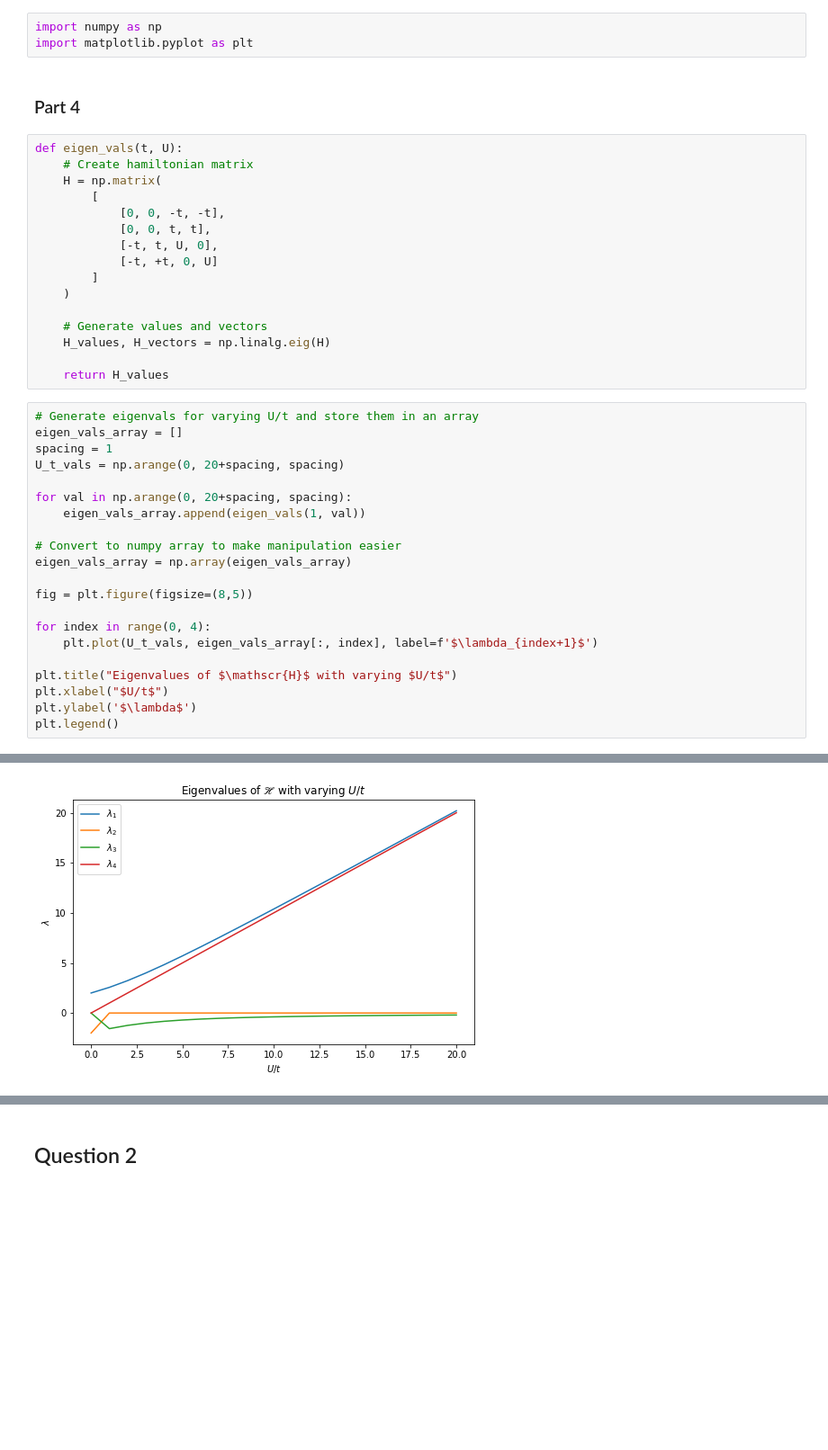
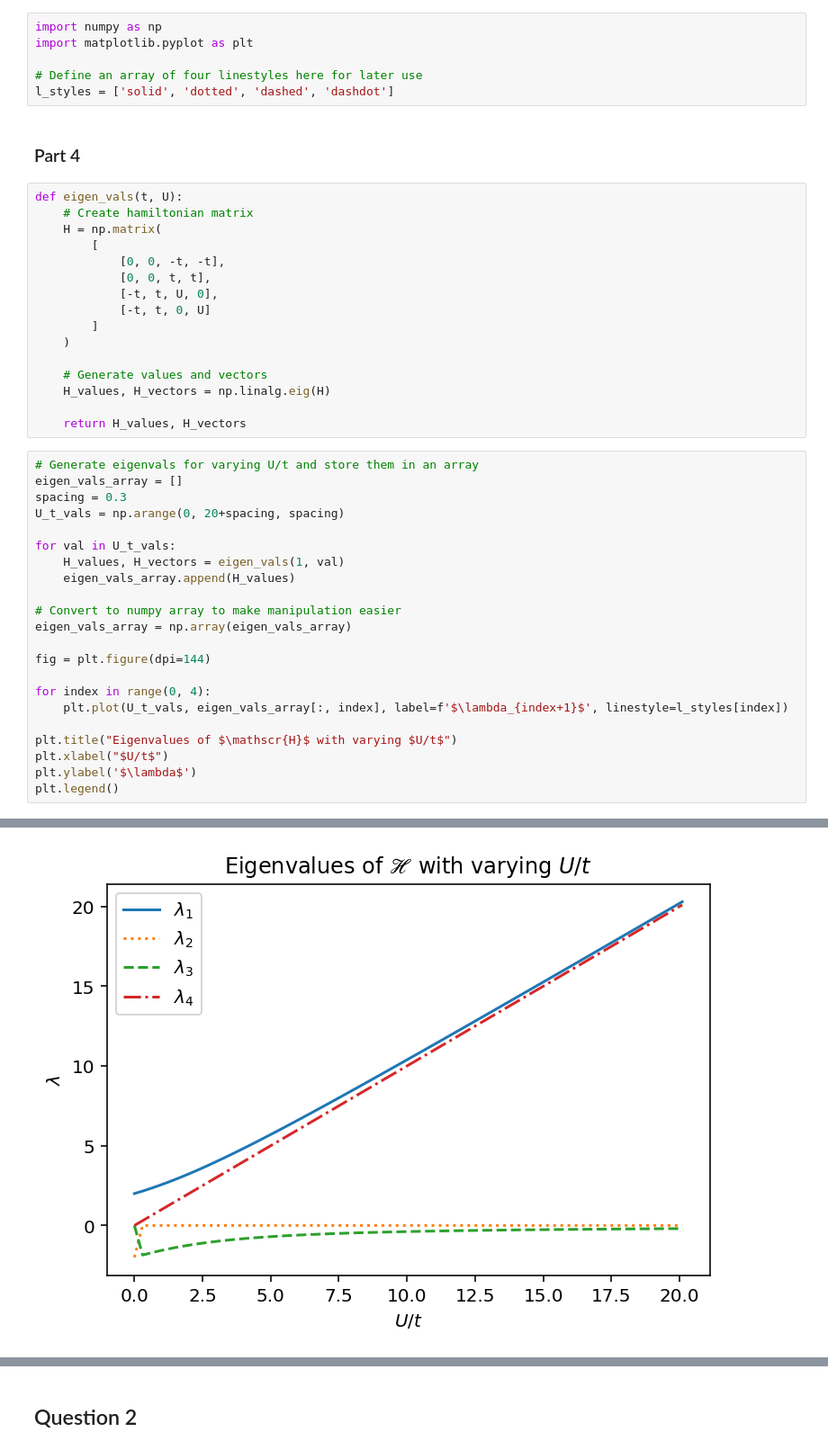
Before and after one commit to joshedmundson/PH4044-Tutorial-2, a Jupyter notebook: PH4044 Tutorial 2 Code.ipynb, the cells around one changed output, grey strips where cells are left out. Shown at 90% size. Cells and saved outputs as stored; diff of their text form; blank space fills up the shorter version.

```diff
--- a/PH4044 Tutorial 2 Code.ipynb
+++ b/PH4044 Tutorial 2 Code.ipynb
@@ -3,6 +3,9 @@
 # %%
 import numpy as np
 import matplotlib.pyplot as plt
+
+# Define an array of four linestyles here for later use
+l_styles = ['solid', 'dotted', 'dashed', 'dashdot']
 # %% [markdown]
 ### Part 4
 # %%
@@ -13,35 +16,36 @@ def eigen_vals(t, U):
             [0, 0, -t, -t],
             [0, 0, t, t],
             [-t, t, U, 0],
-            [-t, +t, 0, U]
+            [-t, t, 0, U]
         ]
     )
 
     # Generate values and vectors
     H_values, H_vectors = np.linalg.eig(H)
 
-    return H_values
+    return H_values, H_vectors
 # %%
 # Generate eigenvals for varying U/t and store them in an array
 eigen_vals_array = []
-spacing = 1
+spacing = 0.3
 U_t_vals = np.arange(0, 20+spacing, spacing)
 
-for val in np.arange(0, 20+spacing, spacing):
-    eigen_vals_array.append(eigen_vals(1, val))
+for val in U_t_vals:
+    H_values, H_vectors = eigen_vals(1, val)
+    eigen_vals_array.append(H_values)
 
 # Convert to numpy array to make manipulation easier
 eigen_vals_array = np.array(eigen_vals_array)
 
-fig = plt.figure(figsize=(8,5))
+fig = plt.figure(dpi=144)
 
 for index in range(0, 4):
-    plt.plot(U_t_vals, eigen_vals_array[:, index], label=f'$\lambda_{index+1}$')
+    plt.plot(U_t_vals, eigen_vals_array[:, index], label=f'$\lambda_{index+1}$', linestyle=l_styles[index])
 
 plt.title("Eigenvalues of $\mathscr{H}$ with varying $U/t$")
 plt.xlabel("$U/t$")
 plt.ylabel('$\lambda$')
 plt.legend()
 # %% [output]
 <matplotlib.legend.Legend at 0x...>
-[figure, old version]
+[figure, new version]
```
Also changed, not shown: parts of 8 cells of this notebook.
